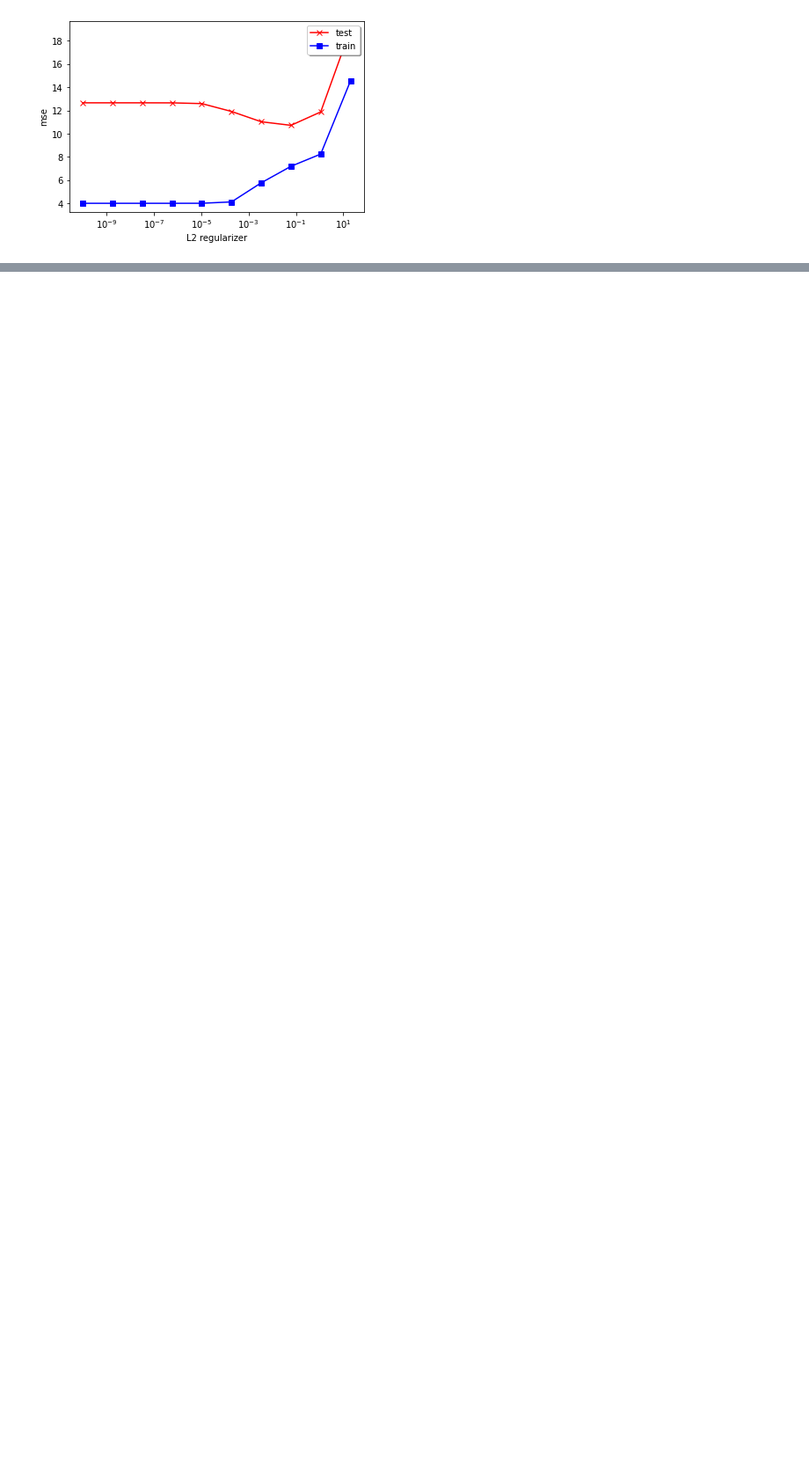
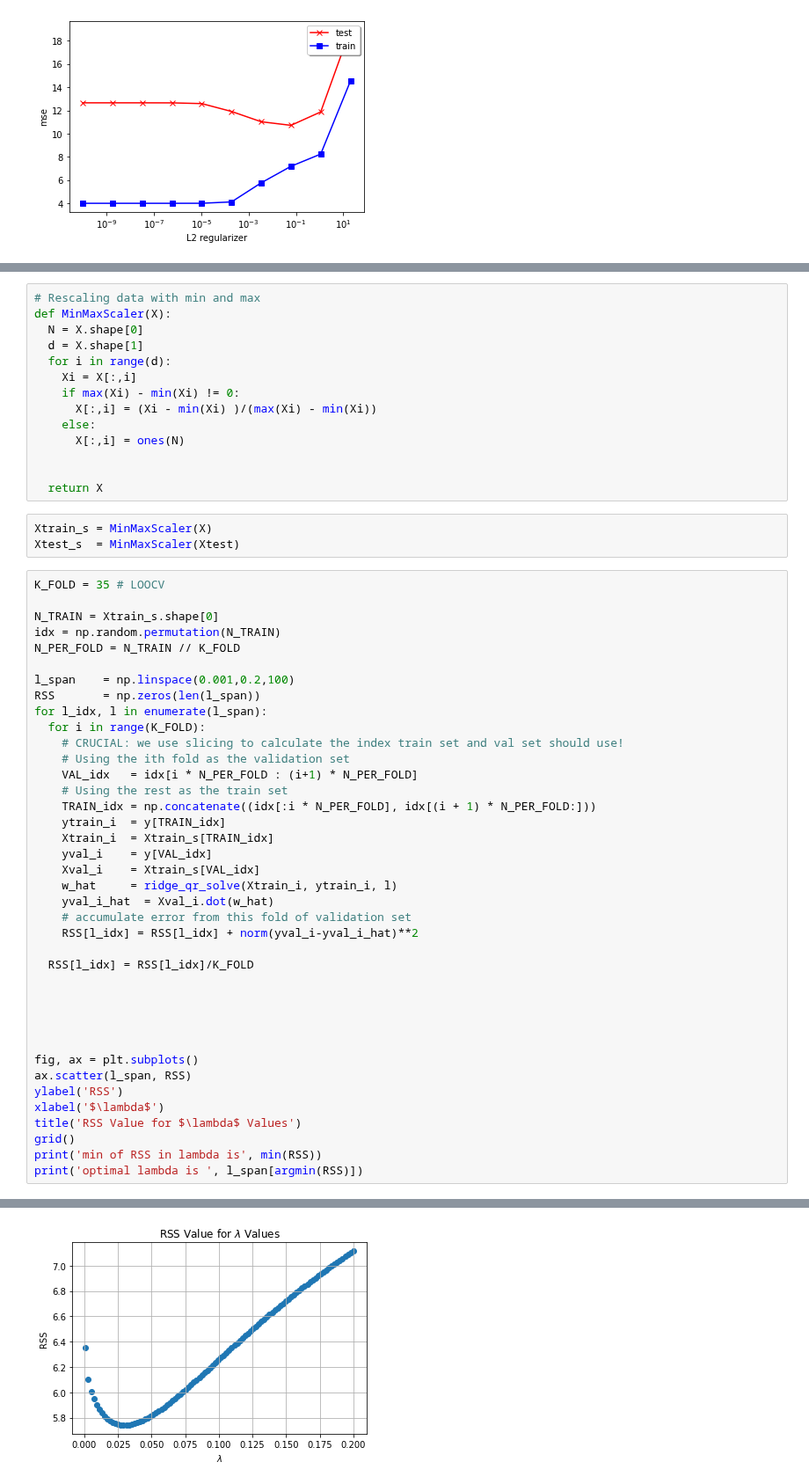
Before and after one commit to yexf308/AppliedStatistics, a Jupyter notebook: 5_Ridge_Regression.ipynb, the cells around one changed output, grey strips where cells are left out. Shown at 88% size. Cells and saved outputs as stored; diff of their text form; blank space fills up the shorter version.

```diff
--- a/5_Ridge_Regression.ipynb
+++ b/5_Ridge_Regression.ipynb
@@ -194,0 +223,57 @@ If $K=N$, this method is called **leave-one-out cross validation**, since we tra
+# %%
+# Rescaling data with min and max
+def MinMaxScaler(X):
+  N = X.shape[0]
+  d = X.shape[1]
+  for i in range(d):
+    Xi = X[:,i]
+    if max(Xi) - min(Xi) != 0:
+      X[:,i] = (Xi - min(Xi) )/(max(Xi) - min(Xi))
+    else:
+      X[:,i] = ones(N)
+
+
+  return X
+# %%
+Xtrain_s = MinMaxScaler(X)
+Xtest_s  = MinMaxScaler(Xtest)
+# %%
+K_FOLD = 35 # LOOCV
+
+N_TRAIN = Xtrain_s.shape[0]
+idx = np.random.permutation(N_TRAIN)
+N_PER_FOLD = N_TRAIN // K_FOLD
+
+l_span    = np.linspace(0.001,0.2,100)
+RSS       = np.zeros(len(l_span))
+for l_idx, l in enumerate(l_span):
+  for i in range(K_FOLD):
+    # CRUCIAL: we use slicing to calculate the index train set and val set should use!
+    # Using the ith fold as the validation set
+    VAL_idx   = idx[i * N_PER_FOLD : (i+1) * N_PER_FOLD]
+    # Using the rest as the train set
+    TRAIN_idx = np.concatenate((idx[:i * N_PER_FOLD], idx[(i + 1) * N_PER_FOLD:]))
+    ytrain_i  = y[TRAIN_idx]
+    Xtrain_i  = Xtrain_s[TRAIN_idx]
+    yval_i    = y[VAL_idx]
+    Xval_i    = Xtrain_s[VAL_idx]
+    w_hat     = ridge_qr_solve(Xtrain_i, ytrain_i, l)
+    yval_i_hat  = Xval_i.dot(w_hat)
+    # accumulate error from this fold of validation set
+    RSS[l_idx] = RSS[l_idx] + norm(yval_i-yval_i_hat)**2
+
+  RSS[l_idx] = RSS[l_idx]/K_FOLD
+
+
+
+
+
+fig, ax = plt.subplots()
+ax.scatter(l_span, RSS)
+ylabel('RSS')
+xlabel('$\lambda$')
+title('RSS Value for $\lambda$ Values')
+grid()
+print('min of RSS in lambda is', min(RSS))
+print('optimal lambda is ', l_span[argmin(RSS)])
+# %% [output]
@@ -194,0 +282 @@ If $K=N$, this method is called **leave-one-out cross validation**, since we tra
+[figure, added]
```
Also changed, not shown: parts of 7 cells of this notebook.
